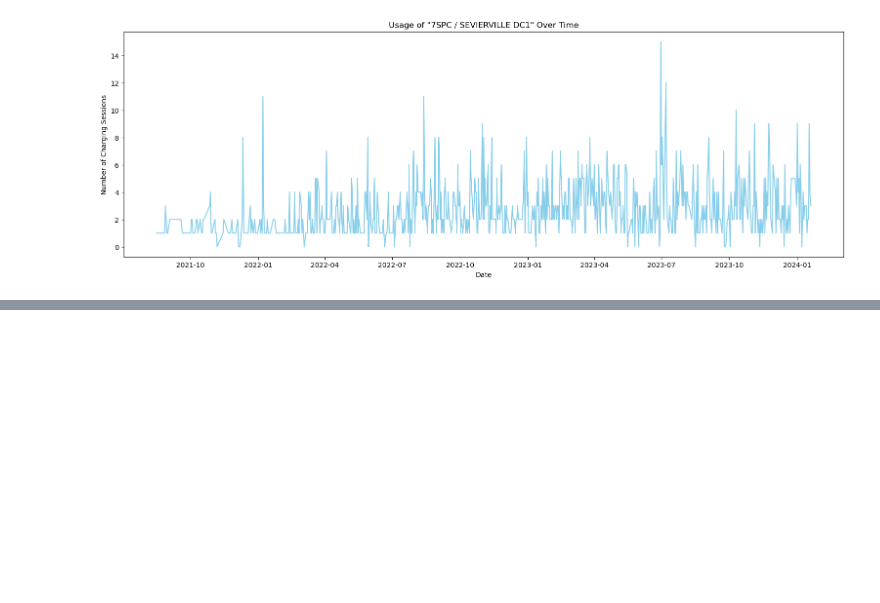
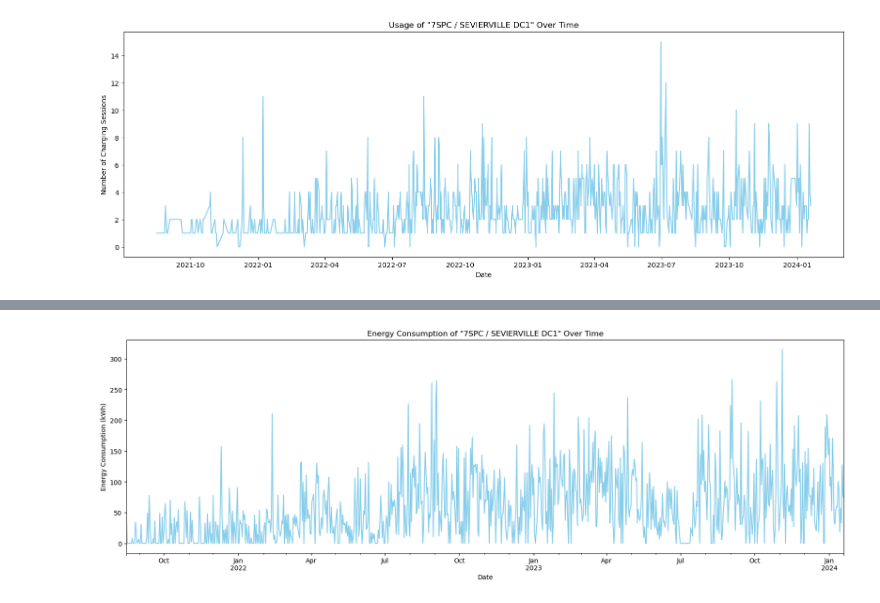
Before and after one commit to mkhaleghian/SevenStates, a Jupyter notebook: Prediction.ipynb, the cells around one changed output, grey strips where cells are left out. Cells and saved outputs as stored; diff of their text form; code cells hidden in the pictures; blank space fills up the shorter version.

```diff
--- a/Prediction.ipynb
+++ b/Prediction.ipynb
@@ -46,0 +61,10 @@ df=df.dropna(subset=["Port Type"])
+# %%
+# Define the columns you want to keep
+columns = ['Station Name', 'MAC Address', 'Org Name', 'Address 1', 'City', 'State/Province',
+           'Zip/Postal Code', 'Driver Zip/Postal Code', 'User ID', 'Latitude', 'Longitude', 'Port Type',
+           'Start_Time_EST', 'End_Time_EST', 'Total Duration (hh:mm:ss)', 'Charging Time (hh:mm:ss)',
+           'Energy (kWh)', 'GHG Savings (kg)', 'Gasoline Savings (gallons)', 'Fee', 'Start SOC', 'End SOC',
+           'System S/N', 'Model Number', 'Vehicle MAC ID']
+
+# Create a new DataFrame for ML
+df_ml = df[columns]
@@ -50,0 +80,10 @@ df_DC = df[(df['Port Type'].str.fullmatch('DC Fast'))]
+# %%
+# Convert 'Start_Time_EST' to datetime if it's not already
+df_ml['Start_Time_EST'] = pd.to_datetime(df_ml['Start_Time_EST'])
+
+# Create a new column 'Day_of_Week' that represents the day of the week
+df_ml['Day_of_Week'] = df_ml['Start_Time_EST'].dt.dayofweek
+
+# Create new columns 'Is_Weekday' and 'Is_Weekend'
+df_ml['Is_Weekday'] = df_ml['Day_of_Week'].isin([0, 1, 2, 3, 4]).astype(int)
+df_ml['Is_Weekend'] = df_ml['Day_of_Week'].isin([5, 6]).astype(int)
@@ -155,8 +231,7 @@ TVPPA 7SPC / CORP OFFICE              335
 BRIGHTRIDGE EV / BR-JONESBOROUGH      332
 Name: User ID, dtype: int64
 # %%
-# Create a new dataframe for the specific station
-df_station = df[df['Station Name'] == "7SPC / SEVIERVILLE DC1"]
+df_station = df_ml[df_ml['Station Name'] == "7SPC / SEVIERVILLE DC1"]
 
 # Convert 'Start Date' and 'End Date' to datetime if they are not already
 df_station['Start_Time_EST'] = pd.to_datetime(df_station['Start_Time_EST'])
@@ -199,0 +259,17 @@ df_station
+# %%
+
+# Convert 'Start_Time_EST' to datetime if it's not already
+df_station['Start_Time_EST'] = pd.to_datetime(df_station['Start_Time_EST'])
+
+# Convert 'Energy (kWh)' to numeric if it's not already, and fill NaNs with 0
+df_station['Energy (kWh)'] = pd.to_numeric(df_station['Energy (kWh)'], errors='coerce').fillna(0)
+
+# Plotting
+plt.figure(figsize=(20, 6))
+df_station.set_index('Start_Time_EST').resample('D')['Energy (kWh)'].sum().plot(kind='line', color='skyblue')
+plt.title('Energy Consumption of "7SPC / SEVIERVILLE DC1" Over Time')
+plt.xlabel('Date')
+plt.ylabel('Energy Consumption (kWh)')
+plt.show()
+# %% [output]
+[figure, added]
```
Also changed, not shown: parts of 11 cells of this notebook, 2 other files.
